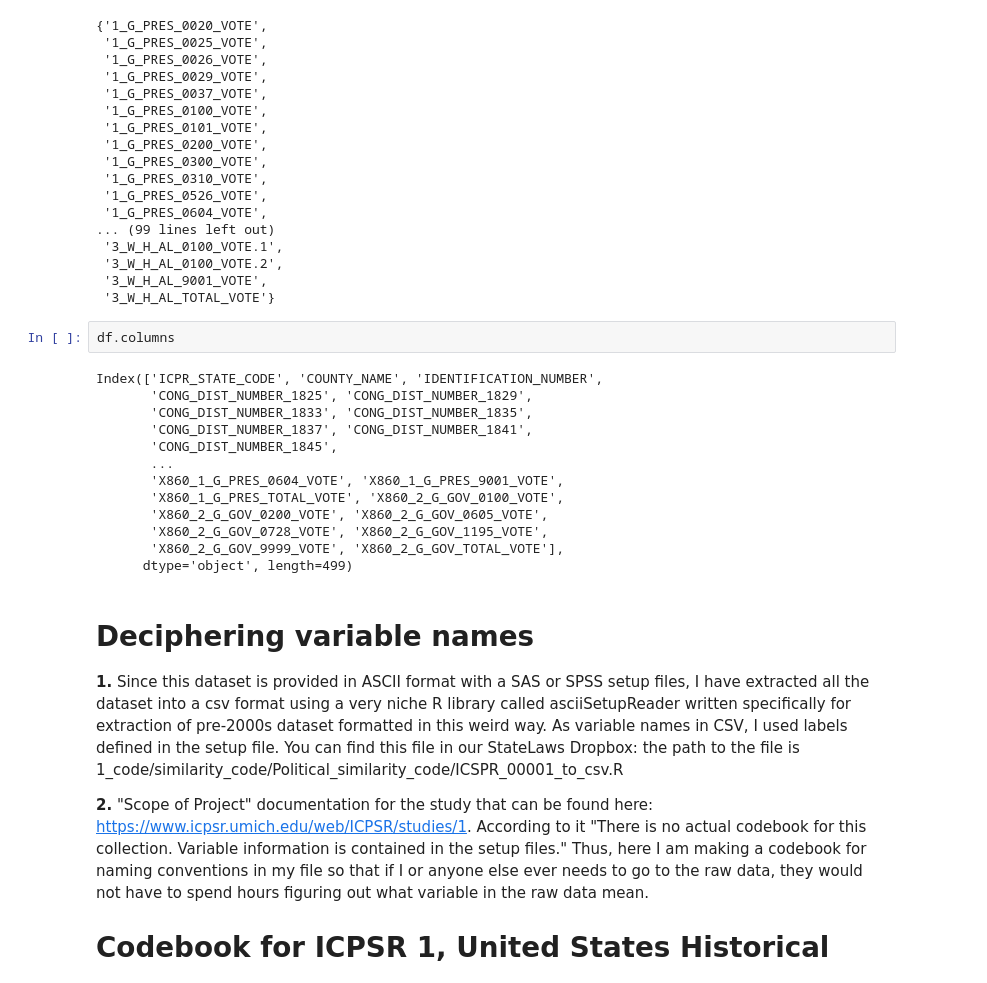
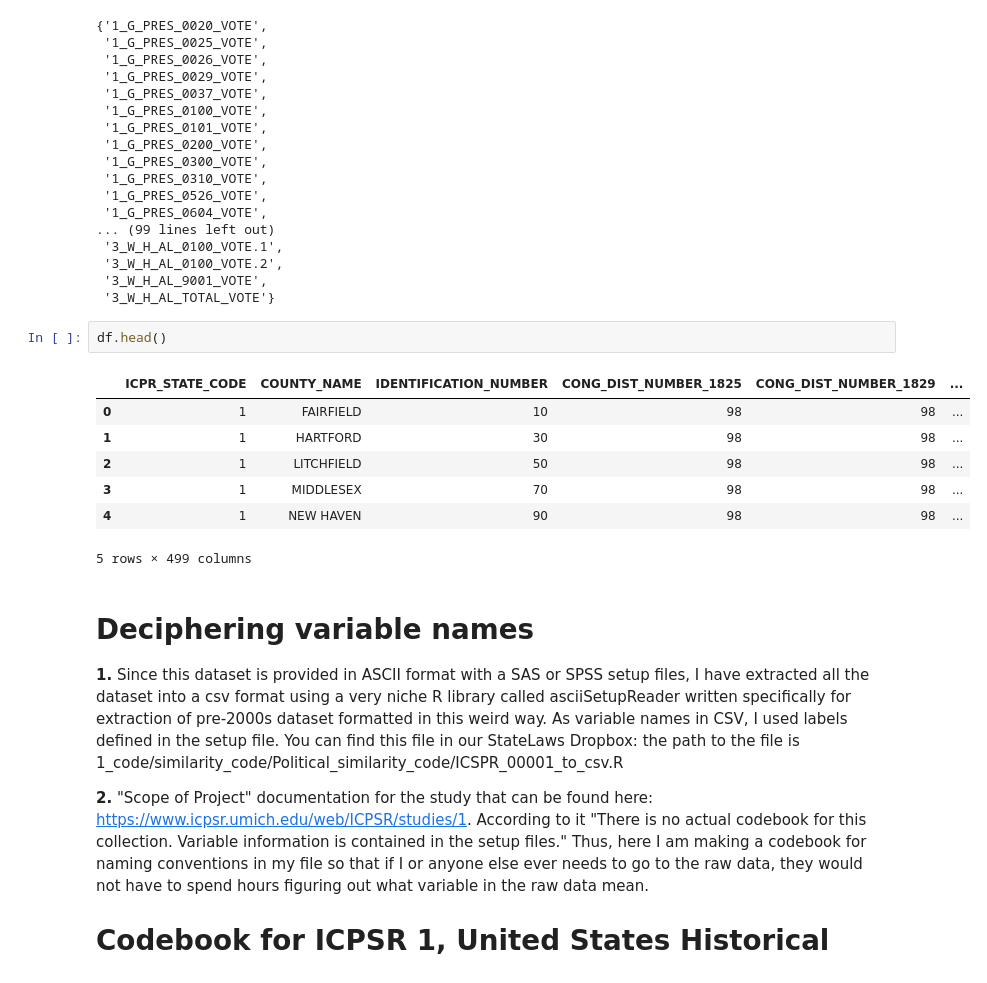
Before and after one commit to batShimon/similarity_data, a Jupyter notebook: cleanElectReturnData.ipynb, the cells around one changed output. Drawn from its saved outputs; the diff is of its cells as text.

```diff
--- a/cleanElectReturnData.ipynb
+++ b/cleanElectReturnData.ipynb
@@ -73,20 +73,15 @@ cleaned_columns
  '3_W_H_AL_9001_VOTE',
  '3_W_H_AL_TOTAL_VOTE'}
 # %%
-df.columns
+df.head()
 # %% [output]
+|  | ICPR_STATE_CODE | COUNTY_NAME | IDENTIFICATION_NUMBER | CONG_DIST_NUMBER_1825 | CONG_DIST_NUMBER_1829 | ... |
+| 0 | 1 | FAIRFIELD | 10 | 98 | 98 | ... |
+| 1 | 1 | HARTFORD | 30 | 98 | 98 | ... |
+| 2 | 1 | LITCHFIELD | 50 | 98 | 98 | ... |
+| 3 | 1 | MIDDLESEX | 70 | 98 | 98 | ... |
+| 4 | 1 | NEW HAVEN | 90 | 98 | 98 | ... |
-Index(['ICPR_STATE_CODE', 'COUNTY_NAME', 'IDENTIFICATION_NUMBER',
-       'CONG_DIST_NUMBER_1825', 'CONG_DIST_NUMBER_1829',
-       'CONG_DIST_NUMBER_1833', 'CONG_DIST_NUMBER_1835',
-       'CONG_DIST_NUMBER_1837', 'CONG_DIST_NUMBER_1841',
-       'CONG_DIST_NUMBER_1845',
-       ...
-       'X860_1_G_PRES_0604_VOTE', 'X860_1_G_PRES_9001_VOTE',
-       'X860_1_G_PRES_TOTAL_VOTE', 'X860_2_G_GOV_0100_VOTE',
-       'X860_2_G_GOV_0200_VOTE', 'X860_2_G_GOV_0605_VOTE',
-       'X860_2_G_GOV_0728_VOTE', 'X860_2_G_GOV_1195_VOTE',
-       'X860_2_G_GOV_9999_VOTE', 'X860_2_G_GOV_TOTAL_VOTE'],
-      dtype='object', length=499)
+5 rows × 499 columns
 # %% [markdown]
 # Deciphering variable names
 
```
Also changed, not shown: parts of 17 cells of this notebook.
